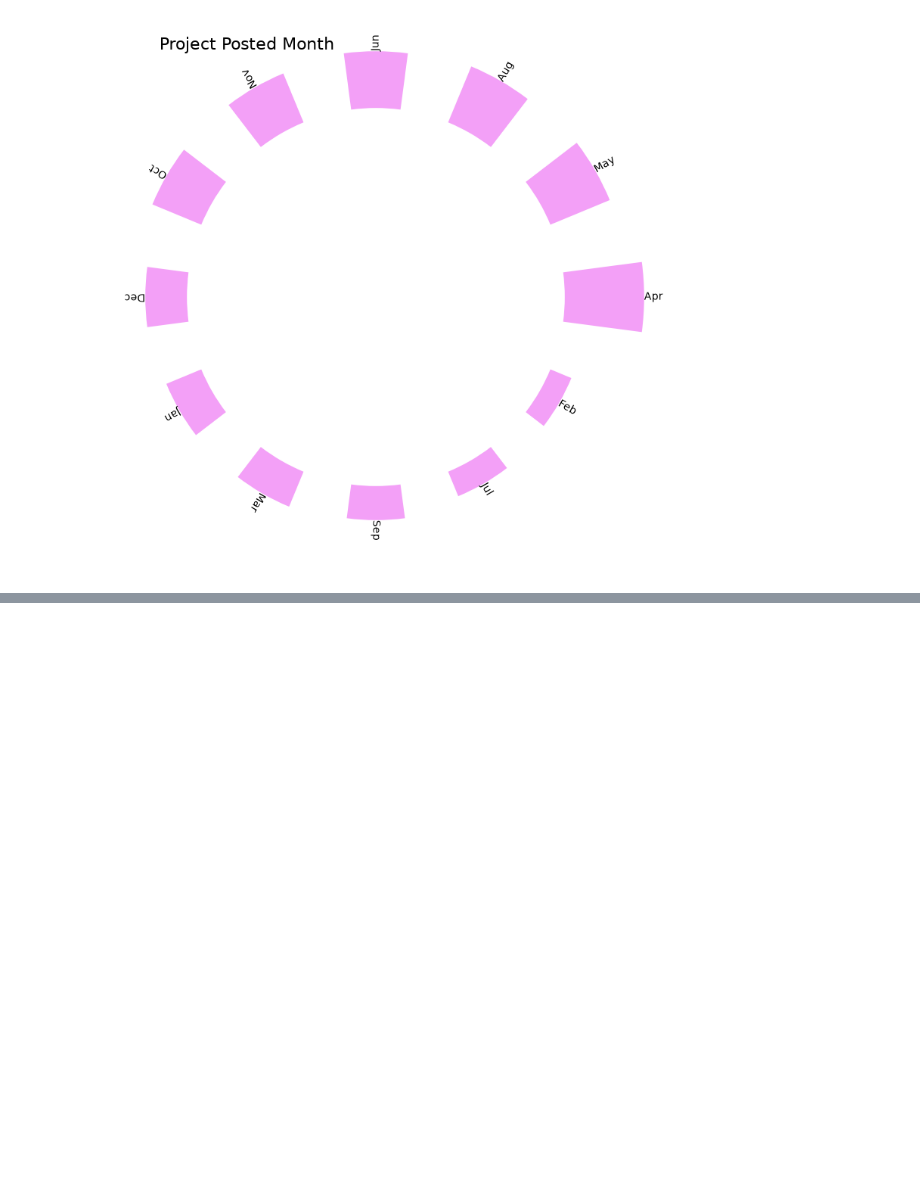
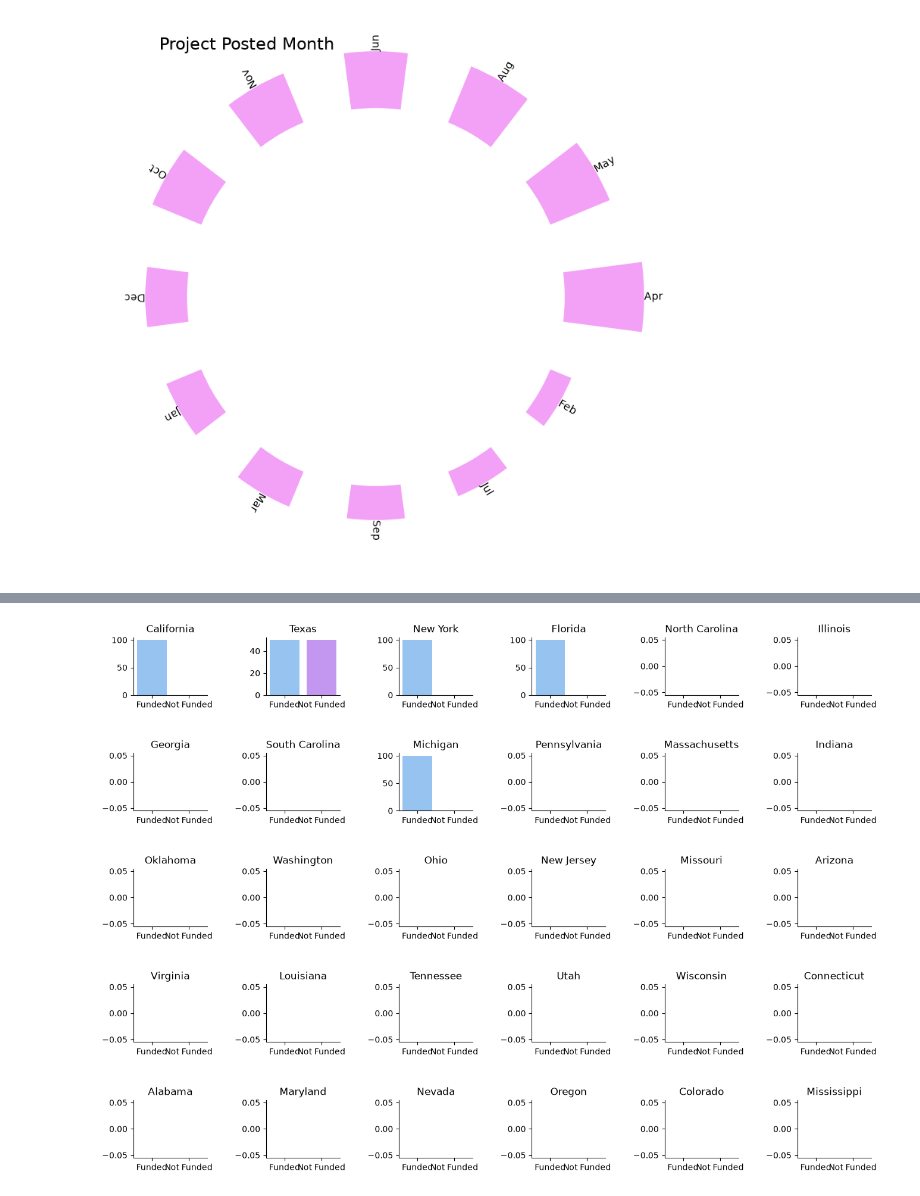
Before and after one commit to Danny88e/ECBD-9A-IDGS-Practicas_230040, a Jupyter notebook: Practica 4/Practica 4.ipynb, the cells around one changed output, grey strips where cells are left out. Saved outputs shown, nothing was run; the diff lists cells and outputs as text; code cells hidden in the pictures; blank space fills up the shorter version.

```diff
--- a/Practica 4/Practica 4.ipynb
+++ b/Practica 4/Practica 4.ipynb
@@ -2053,0 +2264,36 @@ trace2 = bar_ver_noagg(t['Posted Year'], t['Posted Month'], "", "#9887ed", None,
+# %%
+projsch_df = projects_df.merge(schools_df, on="School ID")
+states = [u'California', u'Texas', u'New York', u'Florida', u'North Carolina',
+       u'Illinois', u'Georgia', u'South Carolina', u'Michigan',
+       u'Pennsylvania', u'Massachusetts', u'Indiana', u'Oklahoma',
+       u'Washington', u'Ohio', u'New Jersey', u'Missouri', u'Arizona',
+       u'Virginia', u'Louisiana', u'Tennessee', u'Utah', u'Wisconsin',
+       u'Connecticut', u'Alabama', u'Maryland', u'Nevada', u'Oregon',
+       u'Colorado', u'Mississippi', u'Minnesota', u'Kentucky', u'Arkansas',
+       u'Hawaii', u'Idaho', u'Maine', u'Kansas', u'Iowa',
+        u'New Mexico', u'West Virginia', u'Alaska',
+       u'New Hampshire', u'Delaware', u'Rhode Island', u'Nebraska',
+       u'South Dakota', u'Montana', u'North Dakota', u'Vermont', u'Wyoming'][:30]
+import itertools
+
+length = len(states)
+plt.figure(figsize=(16,24))
+for i,j in itertools.zip_longest(states, range(length)):
+    plt.subplot(10, 6, j+1)
+
+    t = dict(projsch_df[projsch_df['School State'] == i]['Project Current Status'].value_counts())
+
+    ### this is changed in the new verson
+    t['Not Funded'] = t.get('Expired', 0)
+    t['Total'] = t.get('Fully Funded', 0) + t['Not Funded']
+    t1 = {'Funded' : 0, 'Not Funded' : 0} if t['Total'] == 0 else {'Funded' : float(t.get('Fully Funded', 0)) * 100 / t['Total'], 'Not Funded' : float(t['Not Funded']) * 100 / t['Total']}
+
+    ax = sns.barplot(x=list(t1.keys()), y=list(t1.values()), alpha=.7, palette='cool')
+    ax.grid(False)
+#     plt.yticks(np.arange(0,100,10))
+    ax.spines['top'].set_visible(False)
+    ax.spines['right'].set_visible(False)
+    plt.subplots_adjust(wspace =.8,hspace = 1)
+    plt.title(i, color="black")
+# %% [output]
+[figure, added]
```
Also changed, not shown: parts of 97 cells of this notebook, 6 other files.
